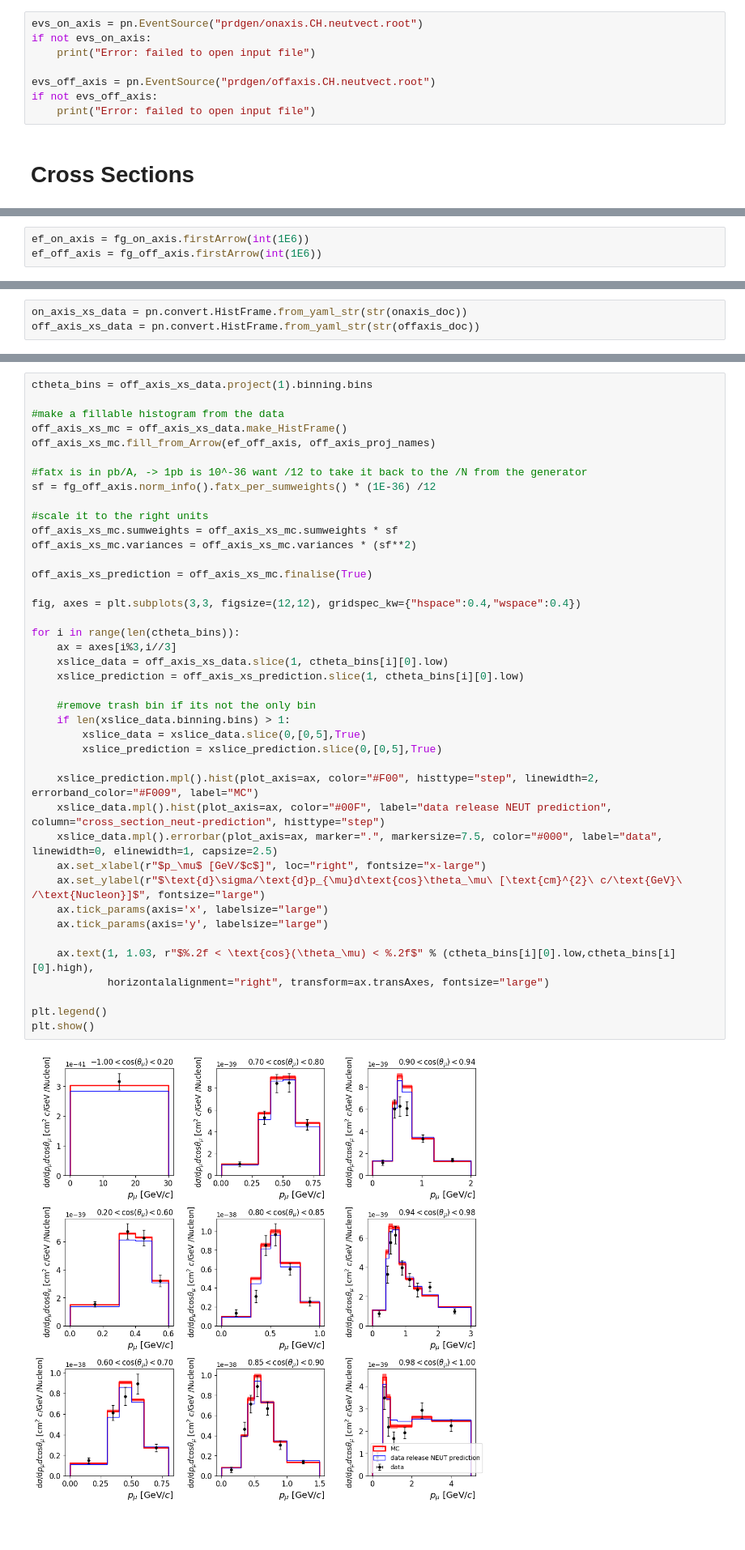
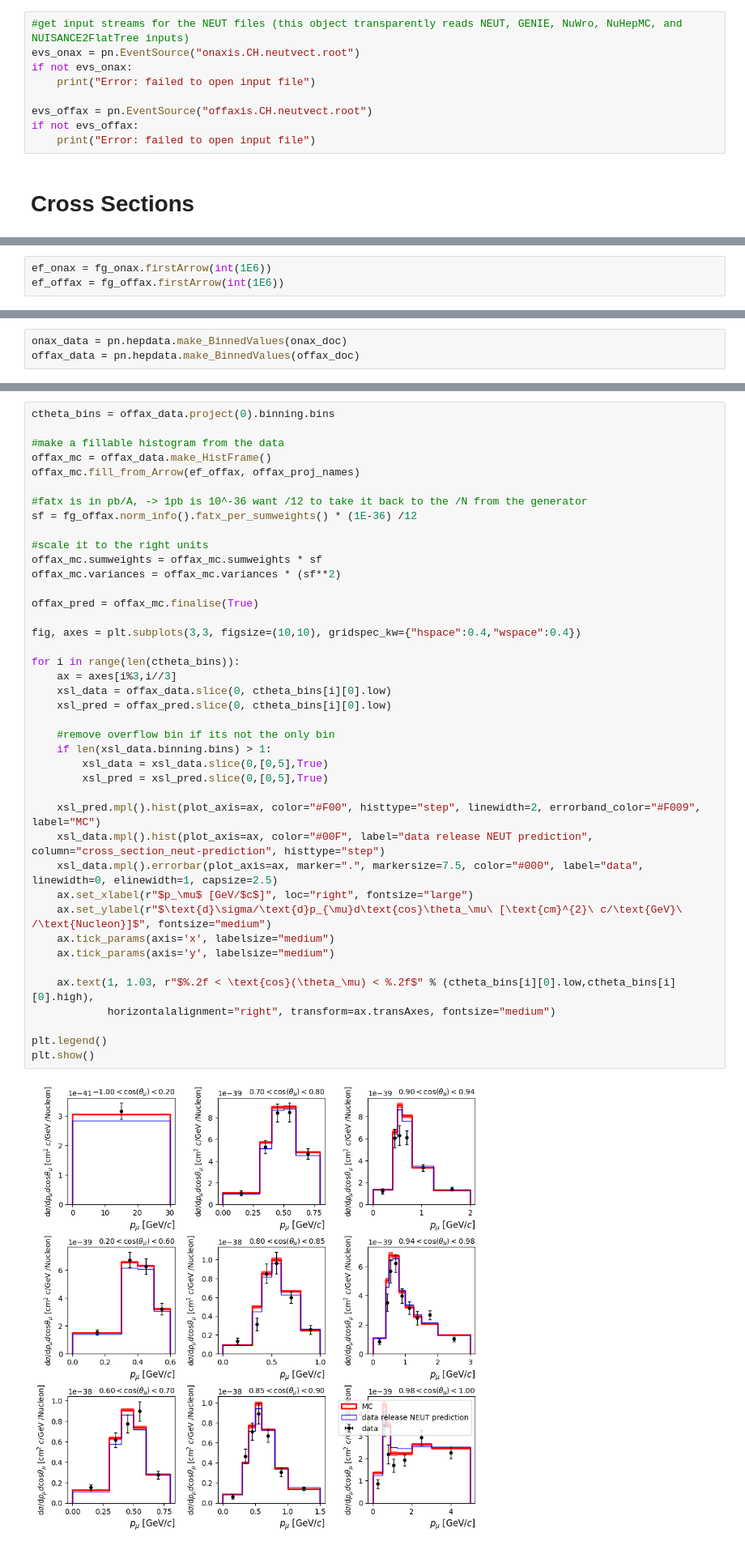
Before and after one commit to NUISANCEMC/nuisance3, a Jupyter notebook: notebooks/t2konoffaxis.ipynb, the cells around one changed output, grey strips where cells are left out. Shown at 81% size. Drawn from its saved outputs; the diff is of its cells as text.

````diff
--- a/notebooks/t2konoffaxis.ipynb
+++ b/notebooks/t2konoffaxis.ipynb
@@ -92,12 +89,13 @@ nuis gen NEUT -f PRD108.fluxes.root,on_axis_flux -n 200000 -p numu -t CH -o onax
 nuis gen NEUT -f PRD108.fluxes.root,off_axis_flux -n 200000 -p numu -t CH -o offaxis.CH.neutvect.root
 ```
 # %%
-evs_on_axis = pn.EventSource("prdgen/onaxis.CH.neutvect.root")
-if not evs_on_axis:
+#get input streams for the NEUT files (this object transparently reads NEUT, GENIE, NuWro, NuHepMC, and NUISANCE2FlatTree inputs)
+evs_onax = pn.EventSource("onaxis.CH.neutvect.root")
+if not evs_onax:
     print("Error: failed to open input file")
 
-evs_off_axis = pn.EventSource("prdgen/offaxis.CH.neutvect.root")
-if not evs_off_axis:
+evs_offax = pn.EventSource("offaxis.CH.neutvect.root")
+if not evs_offax:
     print("Error: failed to open input file")
 # %% [markdown]
 # Cross Sections
@@ -135,3 +130,3 @@ for i,fn in enumerate(off_axis_proj_funcs):
 # %%
-ef_on_axis = fg_on_axis.firstArrow(int(1E6))
-ef_off_axis = fg_off_axis.firstArrow(int(1E6))
+ef_onax = fg_onax.firstArrow(int(1E6))
+ef_offax = fg_offax.firstArrow(int(1E6))
@@ -151,4 +168,4 @@ plt.show()
 # %%
-on_axis_xs_data = pn.convert.HistFrame.from_yaml_str(str(onaxis_doc))
-off_axis_xs_data = pn.convert.HistFrame.from_yaml_str(str(offaxis_doc))
+onax_data = pn.hepdata.make_BinnedValues(onax_doc)
+offax_data = pn.hepdata.make_BinnedValues(offax_doc)
 # %%
@@ -184,44 +205,44 @@ plt.show()
 # %%
-ctheta_bins = off_axis_xs_data.project(1).binning.bins
+ctheta_bins = offax_data.project(0).binning.bins
 
 #make a fillable histogram from the data
-off_axis_xs_mc = off_axis_xs_data.make_HistFrame()
-off_axis_xs_mc.fill_from_Arrow(ef_off_axis, off_axis_proj_names)
+offax_mc = offax_data.make_HistFrame()
+offax_mc.fill_from_Arrow(ef_offax, offax_proj_names)
 
 #fatx is in pb/A, -> 1pb is 10^-36 want /12 to take it back to the /N from the generator
-sf = fg_off_axis.norm_info().fatx_per_sumweights() * (1E-36) /12
+sf = fg_offax.norm_info().fatx_per_sumweights() * (1E-36) /12
 
 #scale it to the right units
-off_axis_xs_mc.sumweights = off_axis_xs_mc.sumweights * sf
-off_axis_xs_mc.variances = off_axis_xs_mc.variances * (sf**2)
+offax_mc.sumweights = offax_mc.sumweights * sf
+offax_mc.variances = offax_mc.variances * (sf**2)
 
-off_axis_xs_prediction = off_axis_xs_mc.finalise(True)
+offax_pred = offax_mc.finalise(True)
 
-fig, axes = plt.subplots(3,3, figsize=(12,12), gridspec_kw={"hspace":0.4,"wspace":0.4})
+fig, axes = plt.subplots(3,3, figsize=(10,10), gridspec_kw={"hspace":0.4,"wspace":0.4})
 
 for i in range(len(ctheta_bins)):
     ax = axes[i%3,i//3]
-    xslice_data = off_axis_xs_data.slice(1, ctheta_bins[i][0].low)
-    xslice_prediction = off_axis_xs_prediction.slice(1, ctheta_bins[i][0].low)
+    xsl_data = offax_data.slice(0, ctheta_bins[i][0].low)
+    xsl_pred = offax_pred.slice(0, ctheta_bins[i][0].low)
 
-    #remove trash bin if its not the only bin
-    if len(xslice_data.binning.bins) > 1:
-        xslice_data = xslice_data.slice(0,[0,5],True)
-        xslice_prediction = xslice_prediction.slice(0,[0,5],True)
+    #remove overflow bin if its not the only bin
+    if len(xsl_data.binning.bins) > 1:
+        xsl_data = xsl_data.slice(0,[0,5],True)
+        xsl_pred = xsl_pred.slice(0,[0,5],True)
 
-    xslice_prediction.mpl().hist(plot_axis=ax, color="#F00", histtype="step", linewidth=2, errorband_color="#F009", label="MC")
-    xslice_data.mpl().hist(plot_axis=ax, color="#00F", label="data release NEUT prediction", column="cross_section_neut-prediction", histtype="step")
-    xslice_data.mpl().errorbar(plot_axis=ax, marker=".", markersize=7.5, color="#000", label="data", linewidth=0, elinewidth=1, capsize=2.5)
-    ax.set_xlabel(r"$p_\mu$ [GeV/$c$]", loc="right", fontsize="x-large")
-    ax.set_ylabel(r"$\text{d}\sigma/\text{d}p_{\mu}d\text{cos}\theta_\mu\ [\text{cm}^{2}\ c/\text{GeV}\ /\text{Nucleon}]$", fontsize="large")
-    ax.tick_params(axis='x', labelsize="large")
-    ax.tick_params(axis='y', labelsize="large")
+    xsl_pred.mpl().hist(plot_axis=ax, color="#F00", histtype="step", linewidth=2, errorband_color="#F009", label="MC")
+    xsl_data.mpl().hist(plot_axis=ax, color="#00F", label="data release NEUT prediction", column="cross_section_neut-prediction", histtype="step")
+    xsl_data.mpl().errorbar(plot_axis=ax, marker=".", markersize=7.5, color="#000", label="data", linewidth=0, elinewidth=1, capsize=2.5)
+    ax.set_xlabel(r"$p_\mu$ [GeV/$c$]", loc="right", fontsize="large")
+    ax.set_ylabel(r"$\text{d}\sigma/\text{d}p_{\mu}d\text{cos}\theta_\mu\ [\text{cm}^{2}\ c/\text{GeV}\ /\text{Nucleon}]$", fontsize="medium")
+    ax.tick_params(axis='x', labelsize="medium")
+    ax.tick_params(axis='y', labelsize="medium")
 
     ax.text(1, 1.03, r"$%.2f < \text{cos}(\theta_\mu) < %.2f$" % (ctheta_bins[i][0].low,ctheta_bins[i][0].high),
-            horizontalalignment="right", transform=ax.transAxes, fontsize="large")
+            horizontalalignment="right", transform=ax.transAxes, fontsize="medium")
 
 plt.legend()
 plt.show()
 # %% [output]
-[figure, old version]
+[figure, new version]
 # %%
````
Also changed, not shown: parts of 21 cells of this notebook, 6 other files.
